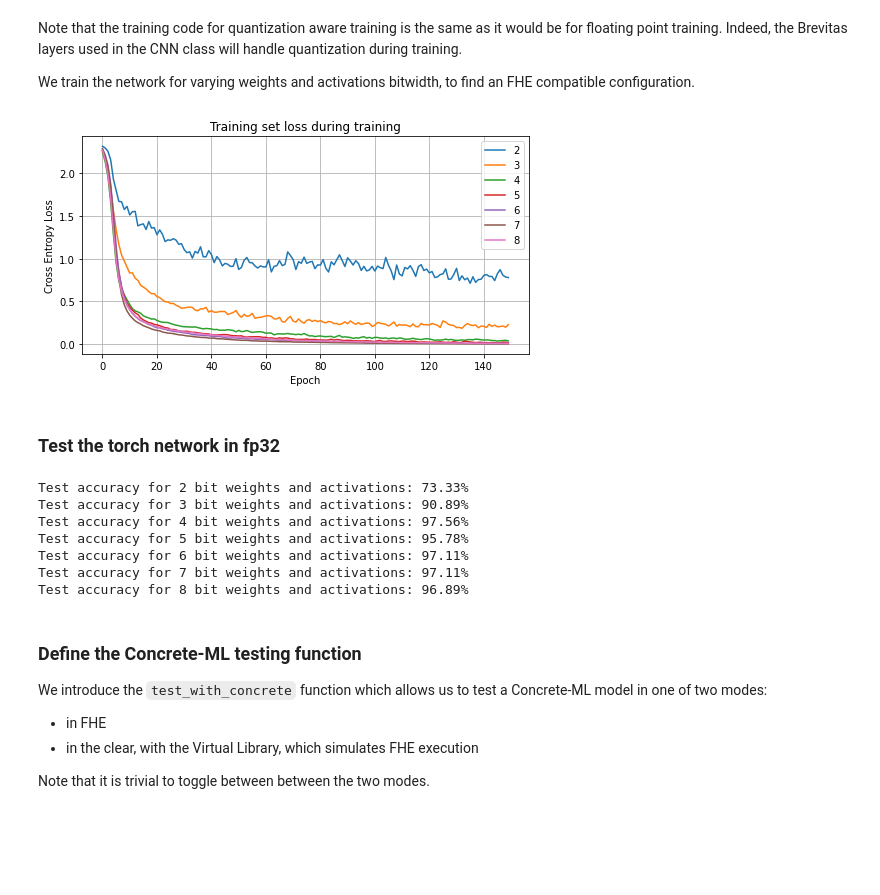
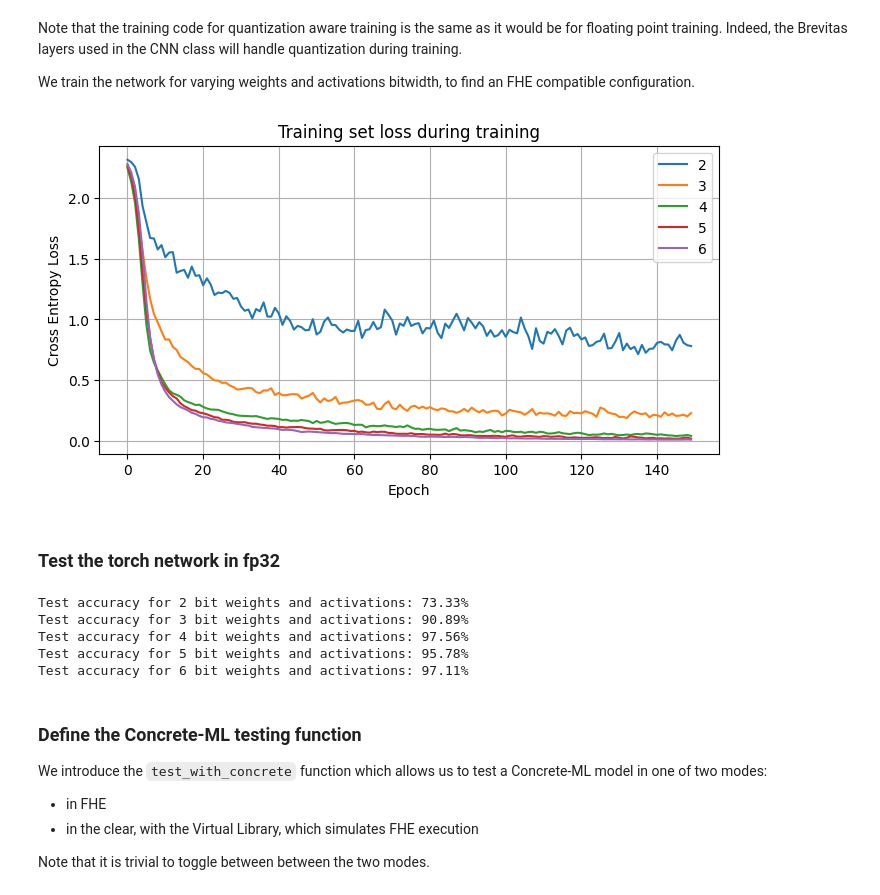
Before and after one commit to zama-ai/concrete-ml, a Jupyter notebook: docs/advanced_examples/ConvolutionalNeuralNetwork.ipynb, the cells around one changed output. Drawn from its saved outputs; the diff is of its cells as text; code cells hidden in the pictures; blank space fills up the shorter version.

```diff
--- a/docs/advanced_examples/ConvolutionalNeuralNetwork.ipynb
+++ b/docs/advanced_examples/ConvolutionalNeuralNetwork.ipynb
@@ -186,35 +186,35 @@ train_dataloader = DataLoader(train_dataset, batch_size=64)
 # Create a test data loader to supply batches for network evaluation (test)
 test_dataset = TensorDataset(torch.Tensor(x_test), torch.Tensor(y_test))
 test_dataloader = DataLoader(test_dataset)
 
 nets = []
-bit_range = range(2, 9)
+bit_range = range(2, 7)
 
 # Train the network with Adam, output the test set accuracy every epoch
 losses = []
 for n_bits in bit_range:
     net = TinyCNN(10, n_bits)
     losses_bits = []
     optimizer = torch.optim.Adam(net.parameters())
     for _ in tqdm(range(N_EPOCHS), desc=f"Training with {n_bits} bit weights and activations"):
         losses_bits.append(train_one_epoch(net, optimizer, train_dataloader))
     losses.append(losses_bits)
 
     # Finally, disable pruning (sets the pruned weights to 0)
     net.toggle_pruning(False)
     nets.append(net)
 
 fig = plt.figure(figsize=(8, 4))
 for losses_bits in losses:
     plt.plot(losses_bits)
 plt.ylabel("Cross Entropy Loss")
 plt.xlabel("Epoch")
 plt.legend(list(map(str, bit_range)))
 plt.grid(True)
 plt.title("Training set loss during training")
 plt.show()
 # %% [output]
-[figure, old version]
+[figure, new version]
 # %% [markdown]
 ### Test the torch network in fp32
 # %%
@@ -256,8 +256,6 @@ Test accuracy for 3 bit weights and activations: 90.89%
 Test accuracy for 4 bit weights and activations: 97.56%
 Test accuracy for 5 bit weights and activations: 95.78%
 Test accuracy for 6 bit weights and activations: 97.11%
-Test accuracy for 7 bit weights and activations: 97.11%
-Test accuracy for 8 bit weights and activations: 96.89%
 # %% [markdown]
 ### Define the Concrete-ML testing function
 
```
Also changed, not shown: parts of 6 cells of this notebook, 12 other files.
